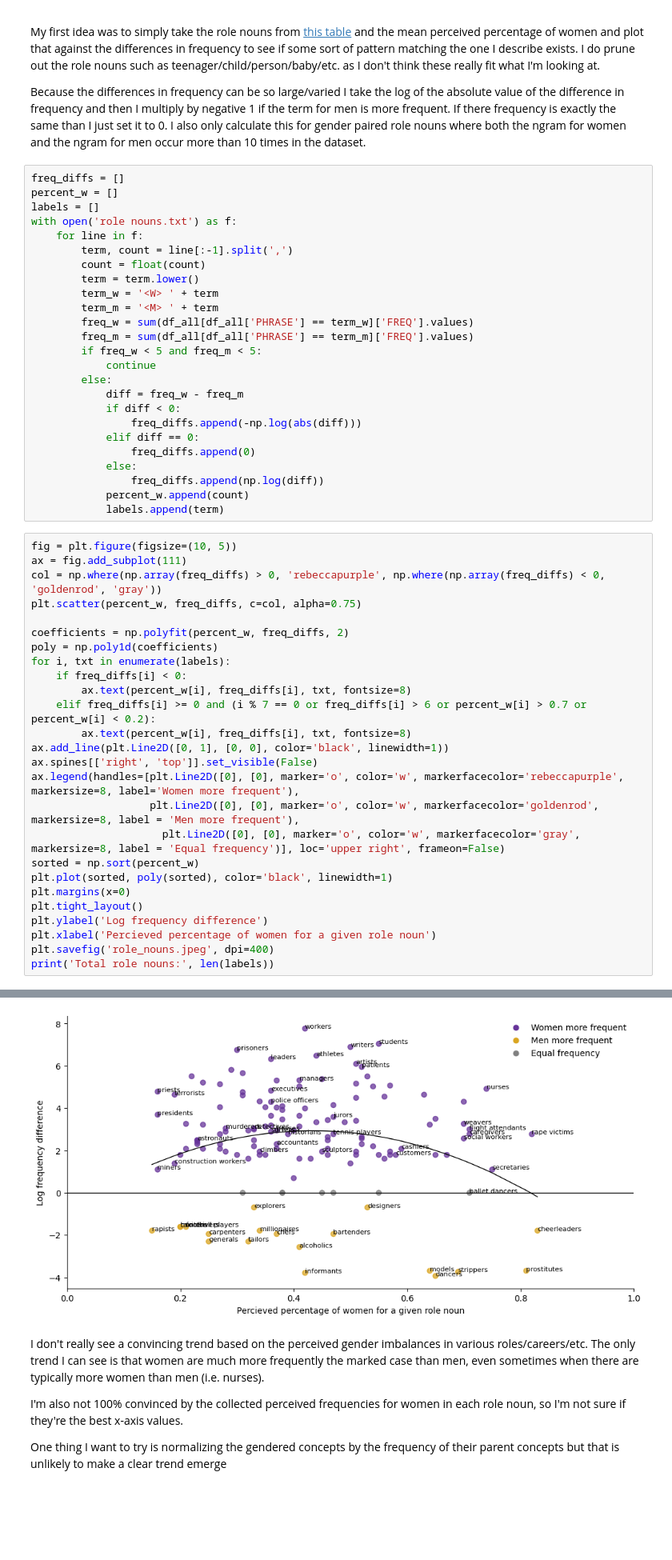
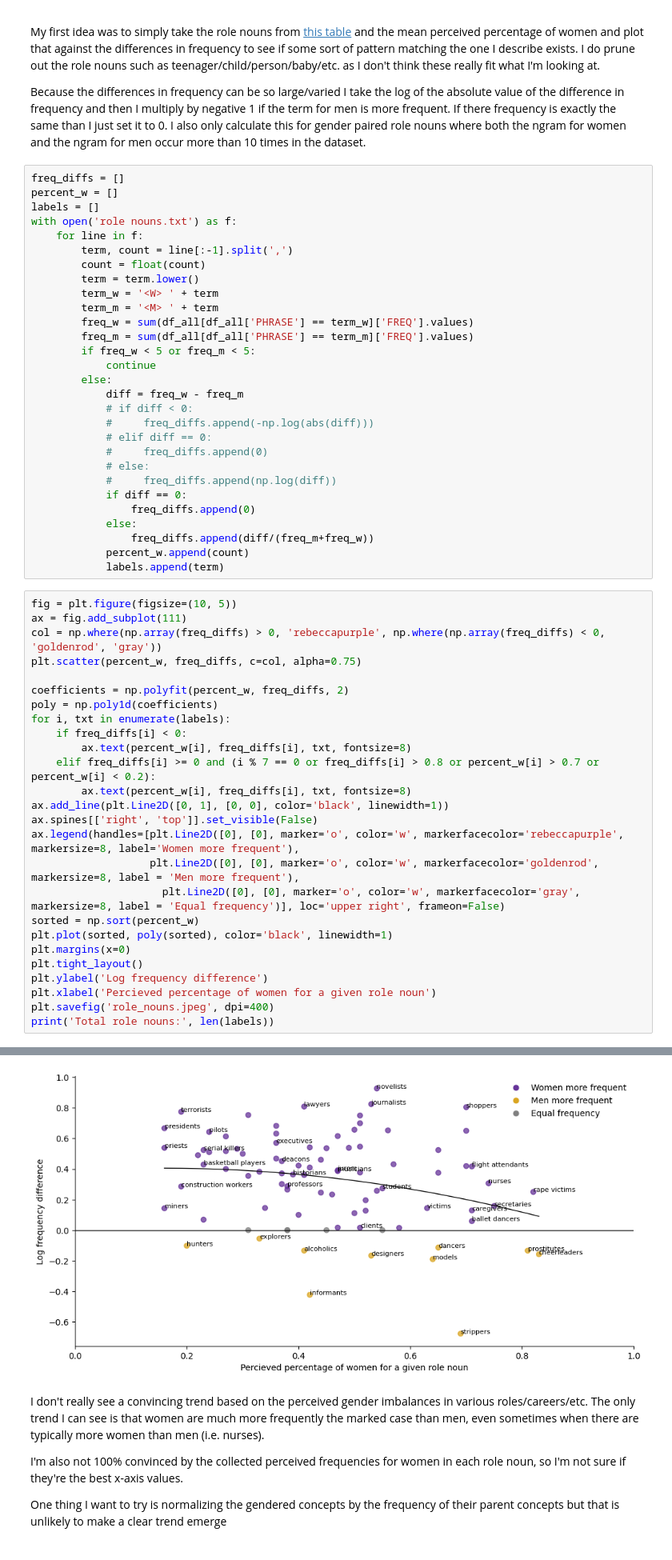
Before and after one commit to katie-warburton/Exploring-Biases-in-Gendered-Categories, a Jupyter notebook: Predicting Markedness/Predicting Frequency Asymmetries.ipynb, the cells around one changed output, grey strips where cells are left out. Shown at 80% size. Saved outputs shown, nothing was run; the diff lists cells and outputs as text; blank space fills up the shorter version.

```diff
--- a/Predicting Markedness/Predicting Frequency Asymmetries.ipynb
+++ b/Predicting Markedness/Predicting Frequency Asymmetries.ipynb
@@ -52,16 +56,20 @@ with open('role nouns.txt') as f:
         term_m = '<M> ' + term
         freq_w = sum(df_all[df_all['PHRASE'] == term_w]['FREQ'].values)
         freq_m = sum(df_all[df_all['PHRASE'] == term_m]['FREQ'].values)
-        if freq_w < 5 and freq_m < 5:
+        if freq_w < 5 or freq_m < 5:
             continue
         else:
             diff = freq_w - freq_m
-            if diff < 0:
-                freq_diffs.append(-np.log(abs(diff)))
-            elif diff == 0:
+            # if diff < 0:
+            #     freq_diffs.append(-np.log(abs(diff)))
+            # elif diff == 0:
+            #     freq_diffs.append(0)
+            # else:
+            #     freq_diffs.append(np.log(diff))
+            if diff == 0:
                 freq_diffs.append(0)
             else:
-                freq_diffs.append(np.log(diff))
+                freq_diffs.append(diff/(freq_m+freq_w))
             percent_w.append(count)
             labels.append(term)
 # %%
@@ -75,7 +83,7 @@ poly = np.poly1d(coefficients)
 for i, txt in enumerate(labels):
     if freq_diffs[i] < 0:
         ax.text(percent_w[i], freq_diffs[i], txt, fontsize=8)
-    elif freq_diffs[i] >= 0 and (i % 7 == 0 or freq_diffs[i] > 6 or percent_w[i] > 0.7 or percent_w[i] < 0.2):
+    elif freq_diffs[i] >= 0 and (i % 7 == 0 or freq_diffs[i] > 0.8 or percent_w[i] > 0.7 or percent_w[i] < 0.2):
         ax.text(percent_w[i], freq_diffs[i], txt, fontsize=8)
 ax.add_line(plt.Line2D([0, 1], [0, 0], color='black', linewidth=1))
 ax.spines[['right', 'top']].set_visible(False)
@@ -95,4 +103,4 @@ Total role nouns: 143
-[figure, old version]
+[figure, new version]
 # %% [markdown]
 I don't really see a convincing trend based on the perceived gender imbalances in various roles/careers/etc. The only trend I can see is that women are much more frequently the marked case than men, even sometimes when there are typically more women than men (i.e. nurses).
 
```
Also changed, not shown: parts of 6 cells of this notebook, 1 other file.
